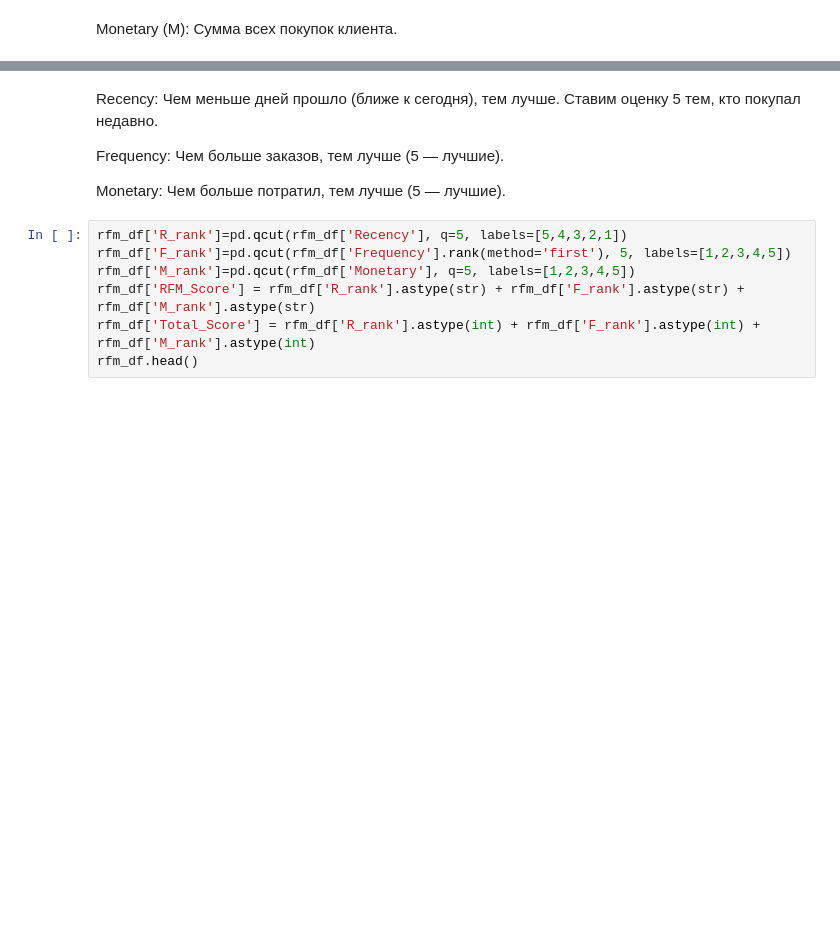
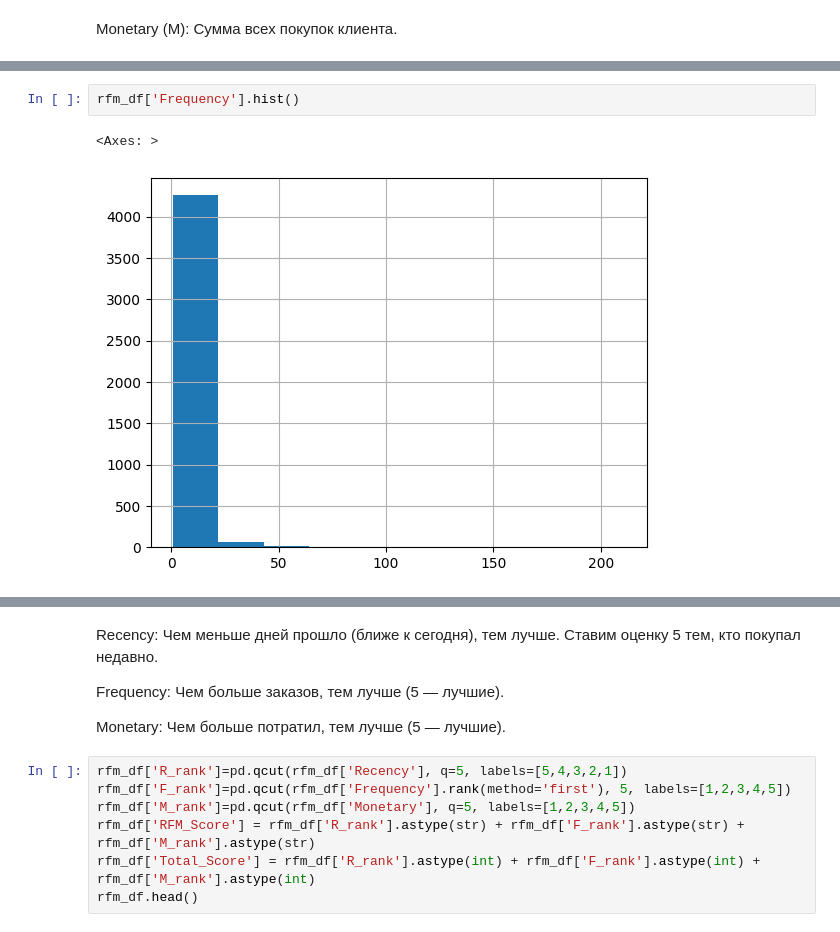
Before and after one commit to viktory-41/rosnich_kompany_velikobrit, a Jupyter notebook: onl_rozn_velicobr.ipynb, the cells around one changed output, grey strips where cells are left out. Drawn from its saved outputs; the diff is of its cells as text; blank space fills up the shorter version.

```diff
--- a/onl_rozn_velicobr.ipynb
+++ b/onl_rozn_velicobr.ipynb
@@ -186,0 +258,5 @@ rfm_df.head()
+# %%
+rfm_df['Frequency'].hist()
+# %% [output]
+<Axes: >
+[figure, added]
```
Also changed, not shown: parts of 37 cells of this notebook.
